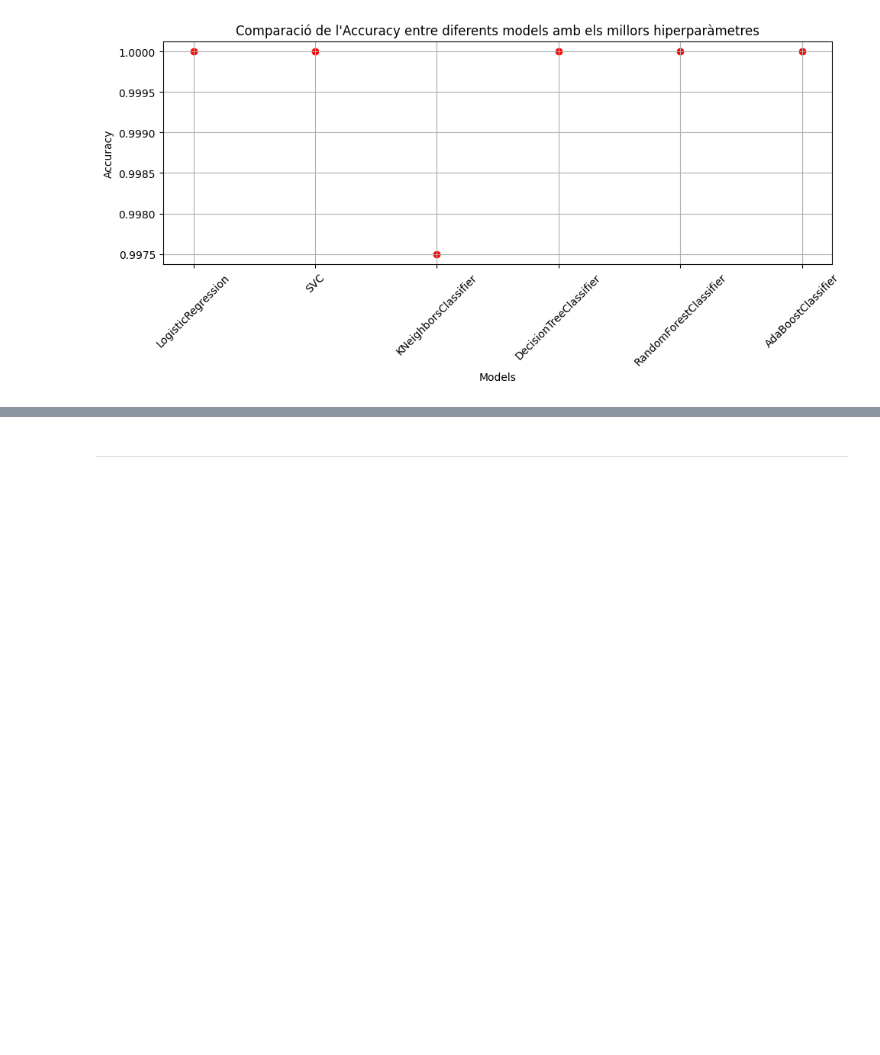
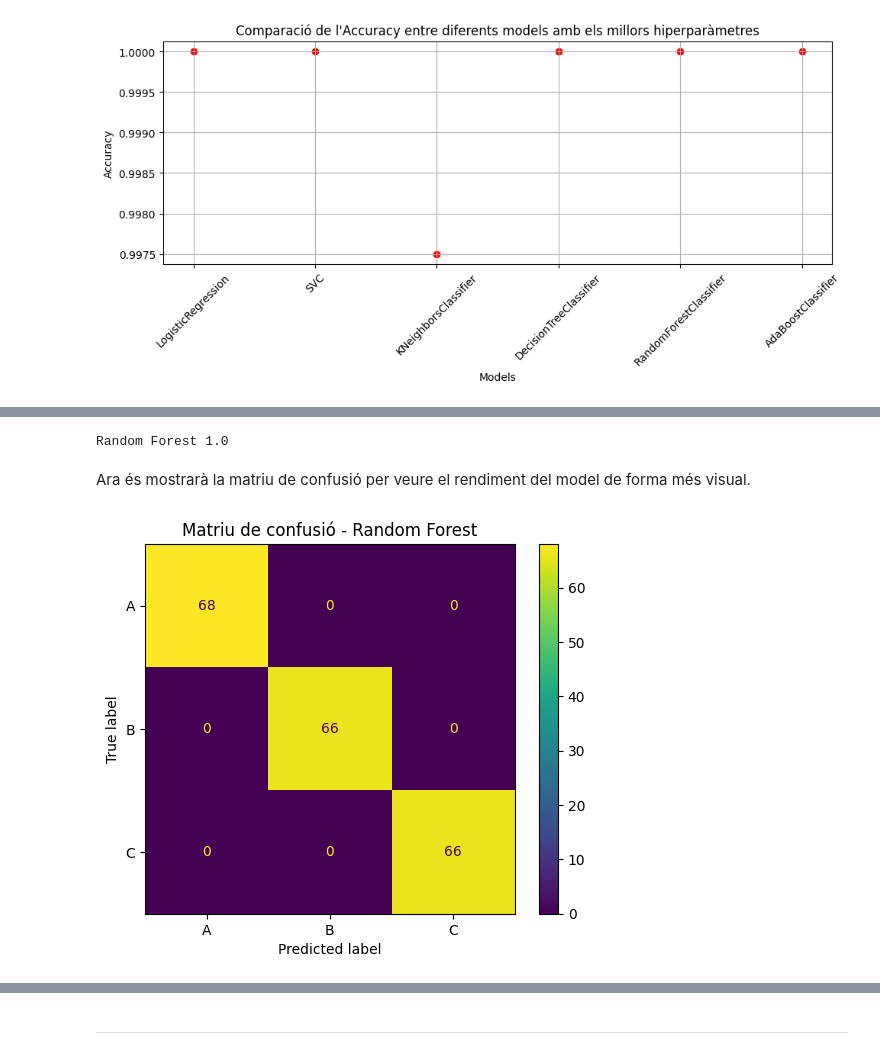
Before and after one commit to gabozan/Predictive-Modeling-on-Supermarket-Sales, a Jupyter notebook: supermarket_sales.ipynb, the cells around one changed output, grey strips where cells are left out. Saved outputs shown, nothing was run; the diff lists cells and outputs as text; code cells hidden in the pictures; blank space fills up the shorter version.

```diff
--- a/supermarket_sales.ipynb
+++ b/supermarket_sales.ipynb
@@ -844,0 +809,17 @@ AdaBoost 1.0
+# %%
+model = RandomForestClassifier(n_estimators=2, max_depth=2, random_state=0)
+model.fit(X_train, y_train)
+y_pred = model.predict(X_test)
+print("Random Forest", accuracy_score(y_test, y_pred))
+# %% [output]
+Random Forest 1.0
+# %% [markdown]
+Ara és mostrarà la matriu de confusió per veure el rendiment del model de forma més visual.
+# %%
+matriuConfusio = confusion_matrix(y_test, y_pred)
+disp = ConfusionMatrixDisplay(confusion_matrix=matriuConfusio, display_labels=["A", "B", "C"])
+disp.plot()
+plt.title("Matriu de confusió - Random Forest")
+plt.show()
+# %% [output]
+[figure, added]
```
Also changed, not shown: parts of 4 cells of this notebook.
